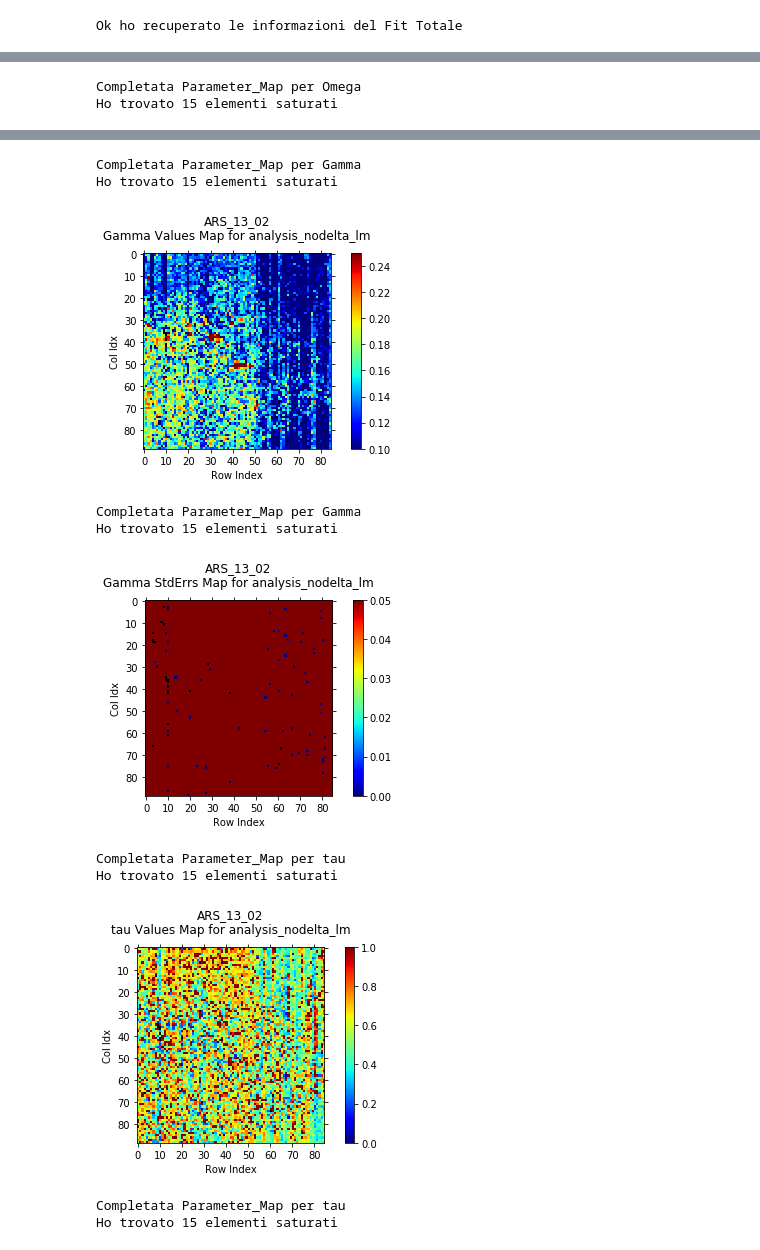
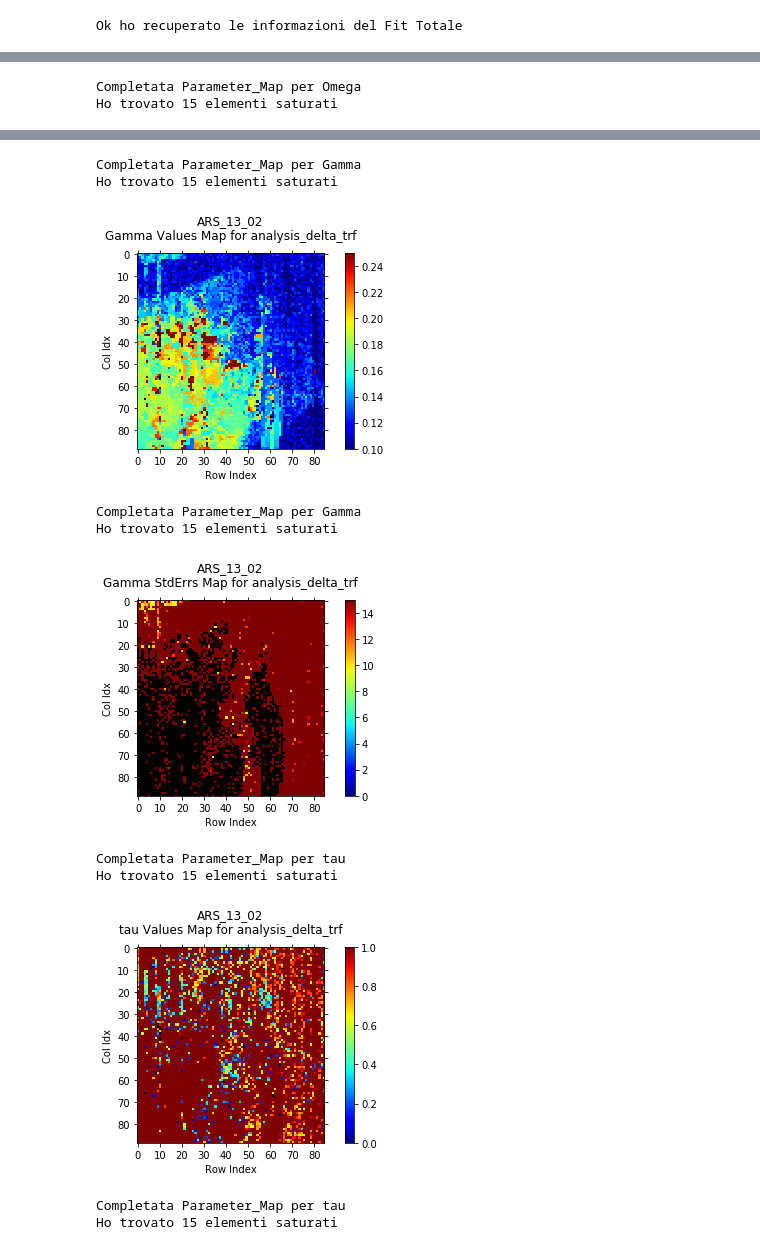
Before and after one commit to flautodipan/Python_Libraries, a Jupyter notebook: Experimentum_analysis.ipynb, the cells around one changed output, grey strips where cells are left out. Saved outputs shown, nothing was run; the diff lists cells and outputs as text; code cells hidden in the pictures.

```diff
--- a/Experimentum_analysis.ipynb
+++ b/Experimentum_analysis.ipynb
@@ -9,7 +9,7 @@ inputs = configparser.ConfigParser()
 #path dove stanno i dati del fit
 spectra_path =   '../BRILLOUIN/TDP43/ARS_13_02/'
 spectra_filename    =   'ARS_13_02'
-analysis_dir     =   'analysis_nodelta_lm'
+analysis_dir     =   'analysis_delta_trf'
 now_path         =   spectra_path+analysis_dir+'/'
 with open(now_path+'config.ini', 'r') as f:
     inputs.read_file(f)
@@ -453,12 +456,12 @@ Ho trovato per i dati fit markov in ../BRILLOUIN/TDP43/ARS_13_02/analysis_nodelt
 # %%
 Plot_Elements_Spectrum(matrix, tau_not_bad[:10], fit = 'tot')
 # %%
-omega_tot_map, _ = Get_Parameter_Map('tot', 'Omega', matrix, n_rows, n_cols, excluded, 'jet', 7.35, 8., analysis_dir, spectra_filename,fig = 'omega_tot_map', path=now_path)
-Delta_omega_tot_map, _ = Get_Parameter_Map('tot', 'Omega', matrix, n_rows, n_cols, excluded, 'jet', 0,0.7,analysis_dir, spectra_filename, fig = 'Delta_omega_tot_map', path=now_path, Deltas = True)
+omega_tot_map, _ = Get_Parameter_Map('tot', 'Omega', matrix, n_rows, n_cols, excluded, 'jet', 7.25, 7.85, analysis_dir, spectra_filename,fig = 'omega_tot_map', path=now_path)
+Delta_omega_tot_map, _ = Get_Parameter_Map('tot', 'Omega', matrix, n_rows, n_cols, excluded, 'jet', 0,10,analysis_dir, spectra_filename, fig = 'Delta_omega_tot_map', path=now_path, Deltas = True)
 gamma_tot_map, _ = Get_Parameter_Map('tot', 'Gamma', matrix, n_rows, n_cols, excluded, 'jet', 0.1,0.25, analysis_dir, spectra_filename,fig = 'Gamma_tot_map', path=now_path)
-Delta_gamma_tot_map, _ = Get_Parameter_Map('tot', 'Gamma', matrix, n_rows, n_cols, excluded, 'jet', 0,0.05,analysis_dir, spectra_filename, fig = 'Delta_gamma_tot_map', path=now_path, Deltas = True)
+Delta_gamma_tot_map, _ = Get_Parameter_Map('tot', 'Gamma', matrix, n_rows, n_cols, excluded, 'jet', 0,15,analysis_dir, spectra_filename, fig = 'Delta_gamma_tot_map', path=now_path, Deltas = True)
 tau_map, _ = Get_Parameter_Map('tot', 'tau', matrix, n_rows, n_cols, excluded, 'jet', 0., 1,analysis_dir, spectra_filename, fig = 'tau_map', path=now_path)
-Delta_tau_map, _ = Get_Parameter_Map('tot', 'tau', matrix, n_rows, n_cols, excluded, 'jet', 0,0.7,analysis_dir, spectra_filename, fig = 'Delta_tau_map', path=now_path, Deltas = True)
+Delta_tau_map, _ = Get_Parameter_Map('tot', 'tau', matrix, n_rows, n_cols, excluded, 'jet', 0,50,analysis_dir, spectra_filename, fig = 'Delta_tau_map', path=now_path, Deltas = True)
 # %% [output]
 Completata Parameter_Map per Omega
 Ho trovato 15 elementi saturati
@@ -469,11 +472,11 @@ Ho trovato 15 elementi saturati
 Completata Parameter_Map per Gamma
 Ho trovato 15 elementi saturati
-[figure, old version]
+[figure, new version]
 Completata Parameter_Map per Gamma
 Ho trovato 15 elementi saturati
-[figure, old version]
+[figure, new version]
 Completata Parameter_Map per tau
 Ho trovato 15 elementi saturati
-[figure, old version]
+[figure, new version]
 Completata Parameter_Map per tau
 Ho trovato 15 elementi saturati
```
Also changed, not shown: parts of 11 cells of this notebook, 6 other files.
